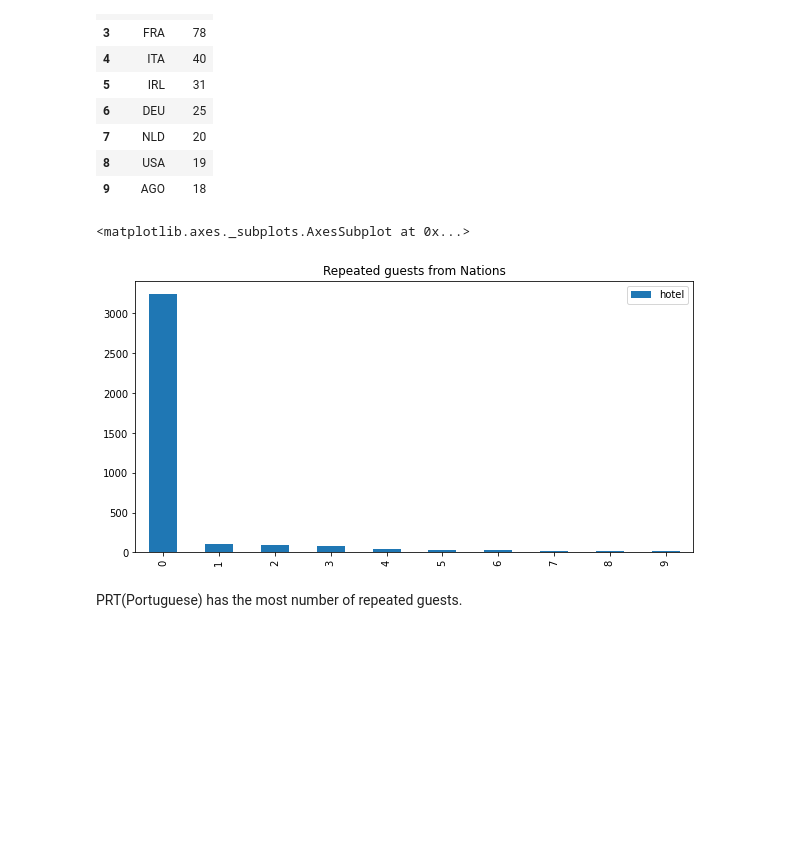
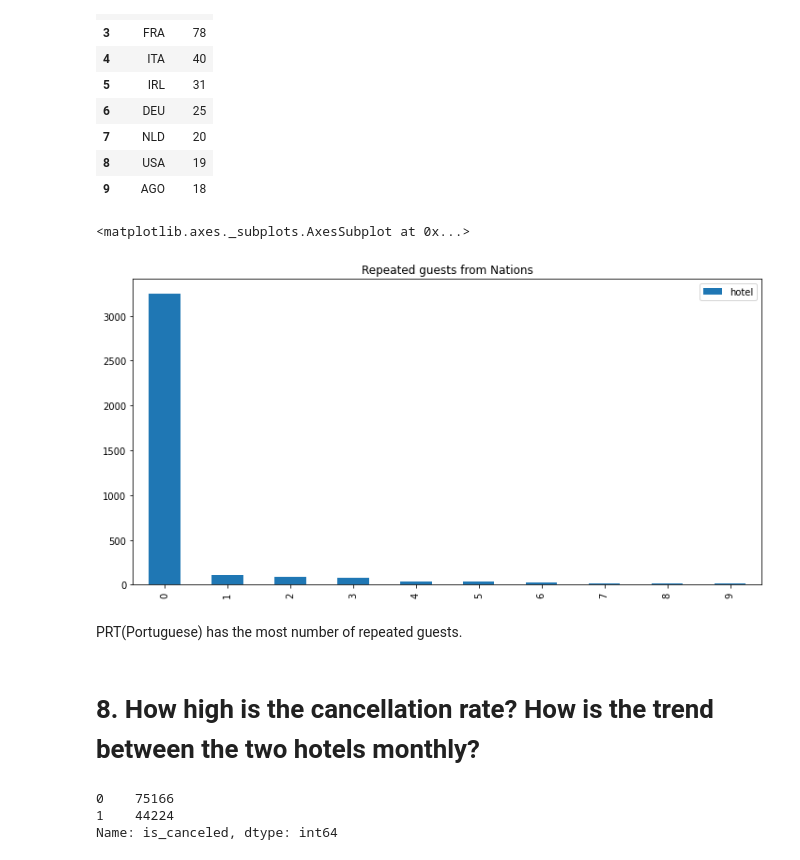
Before and after one commit to Ashik9576/Hotel-Booking-Analysis, a Jupyter notebook: Copy_of_Hotel_Booking_Analysis_Capstone_Project.ipynb, the cells around one changed output. Saved outputs shown, nothing was run; the diff lists cells and outputs as text; code cells hidden in the pictures; blank space fills up the shorter version.

```diff
--- a/Copy_of_Hotel_Booking_Analysis_Capstone_Project.ipynb
+++ b/Copy_of_Hotel_Booking_Analysis_Capstone_Project.ipynb
@@ -68,0 +90,4 @@ hotel_booking.shape
+# %%
+# Replacing null with 0
+null_value_rep={'country':0,'agent':0,'company':0,'children':0}
+hotel_booking=hotel_booking.fillna(null_value_rep)
@@ -275,9 +325,18 @@ repeated_guest
 | 8 | USA | 19 |
 | 9 | AGO | 18 |
 # %%
-repeated_guest.plot(kind='bar', figsize = (10,5), title = 'Repeated guests from Nations')
+repeated_guest.plot(kind='bar', figsize = (12,6), title = 'Repeated guests from Nations')
 # %% [output]
 <matplotlib.axes._subplots.AxesSubplot at 0x...>
-[figure, old version]
+[figure, new version]
 # %% [markdown]
 PRT(Portuguese) has the most number of repeated guests.
+# %% [markdown]
+# **8. How high is the cancellation rate? How is the trend between the two hotels monthly?**
+# %%
+booking=hotel_booking.is_canceled.value_counts()
+booking
+# %% [output]
+0    75166
+1    44224
+Name: is_canceled, dtype: int64
```
Also changed, not shown: parts of 12 cells of this notebook.
